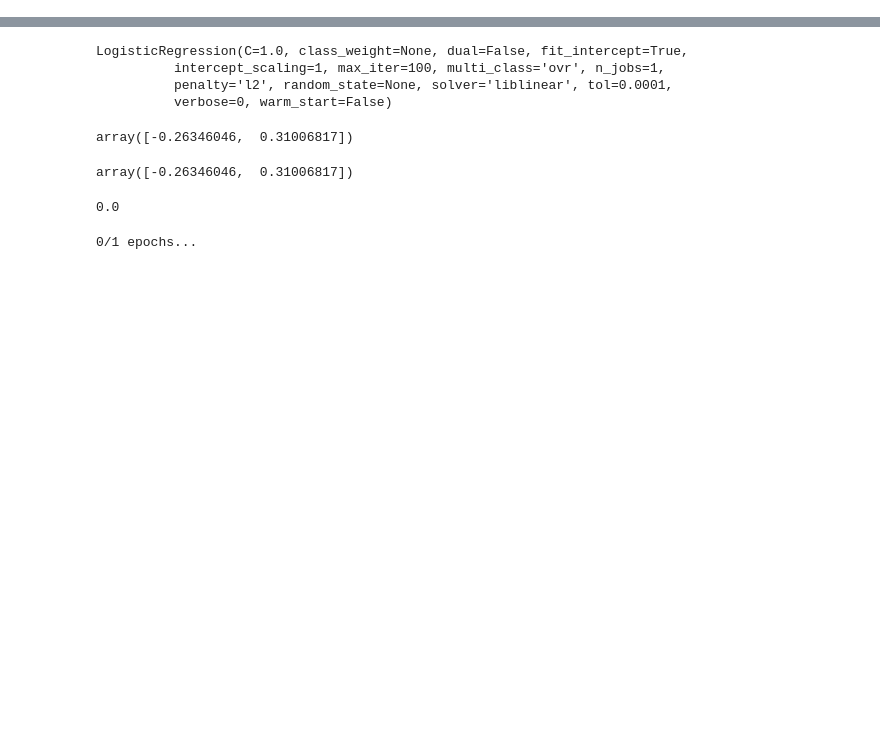
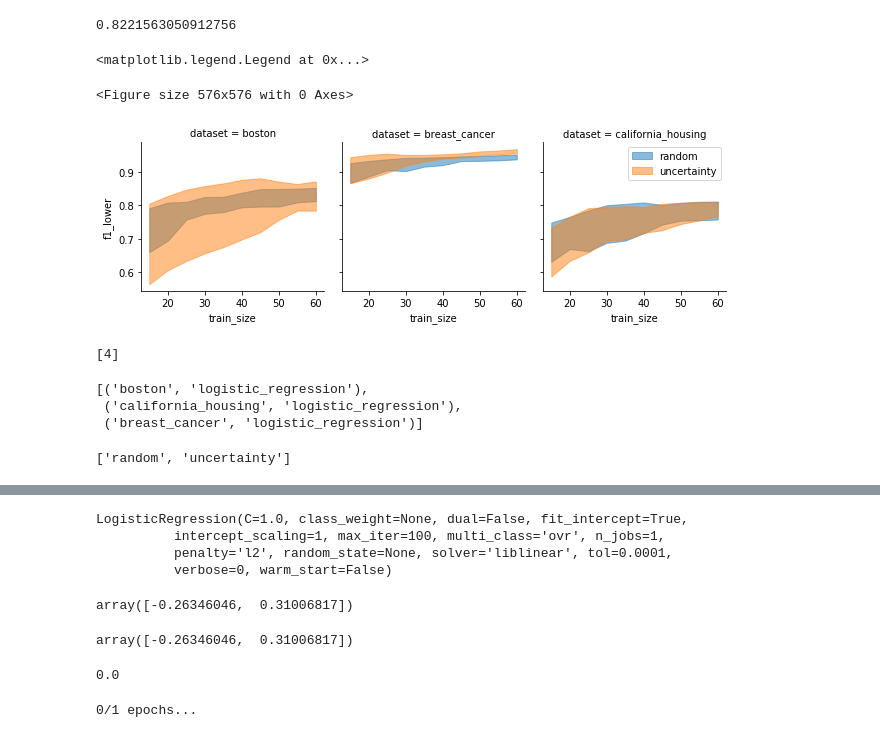
Before and after one commit to melkherj/puddle, a Jupyter notebook: puddle/Testing.ipynb, the cells around one changed output, grey strips where cells are left out. Saved outputs shown, nothing was run; the diff lists cells and outputs as text; code cells hidden in the pictures; blank space fills up the shorter version.

```diff
--- a/puddle/Testing.ipynb
+++ b/puddle/Testing.ipynb
@@ -3,0 +114,2 @@ import pandas as pd
+# %%
+df = pd.read_csv('../results/all_metrics.csv')
@@ -3,0 +136,23 @@ import pandas as pd
+# %%
+df["f1_mean"] = df.groupby(['train_size'])['f1'].transform(np.mean)
+# %%
+df['f1'].mean()
+# %% [output]
+0.8221563050912756
+# %%
+import seaborn as sns
+df = df.reset_index()
+agg = df.groupby(['dataset', 'model', 'selector', 'train_size']).agg({'f1':['mean', 'std']})
+agg.columns = ['_'.join(col).strip() for col in agg.columns.values]
+agg['f1_upper'] = agg["f1_mean"]+agg['f1_std']
+agg['f1_lower'] = agg["f1_mean"]-agg['f1_std']
+agg = agg.reset_index()
+
+plt.figure(figsize=(8,8))
+g = sns.FacetGrid(col='dataset', hue='selector', col_wrap=3, data=agg)
+g.map(plt.fill_between, 'train_size', 'f1_lower', 'f1_upper', alpha=0.5)
+plt.legend(loc='upper right')
+# %% [output]
+<matplotlib.legend.Legend at 0x...>
+<Figure size 576x576 with 0 Axes>
+[figure, added]
@@ -3,0 +167,14 @@ import pandas as pd
+# %%
+list(np.where(v)[0][-1:])
+# %% [output]
+[4]
+# %%
+dataset_model_confs
+# %% [output]
+[('boston', 'logistic_regression'),
+ ('california_housing', 'logistic_regression'),
+ ('breast_cancer', 'logistic_regression')]
+# %%
+selector_names
+# %% [output]
+['random', 'uncertainty']
```
Also changed, not shown: parts of 40 cells of this notebook, 17 other files.
